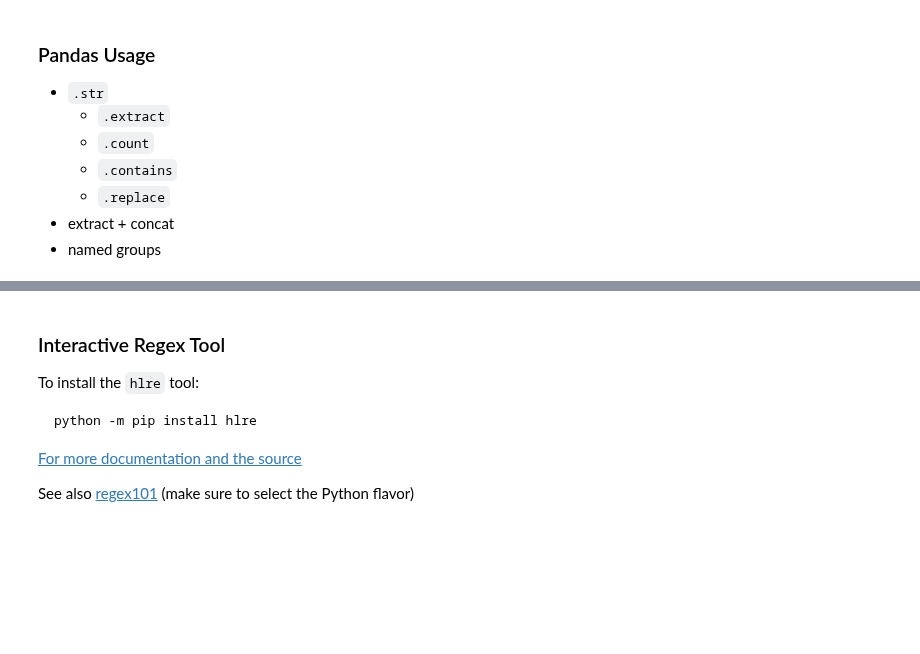
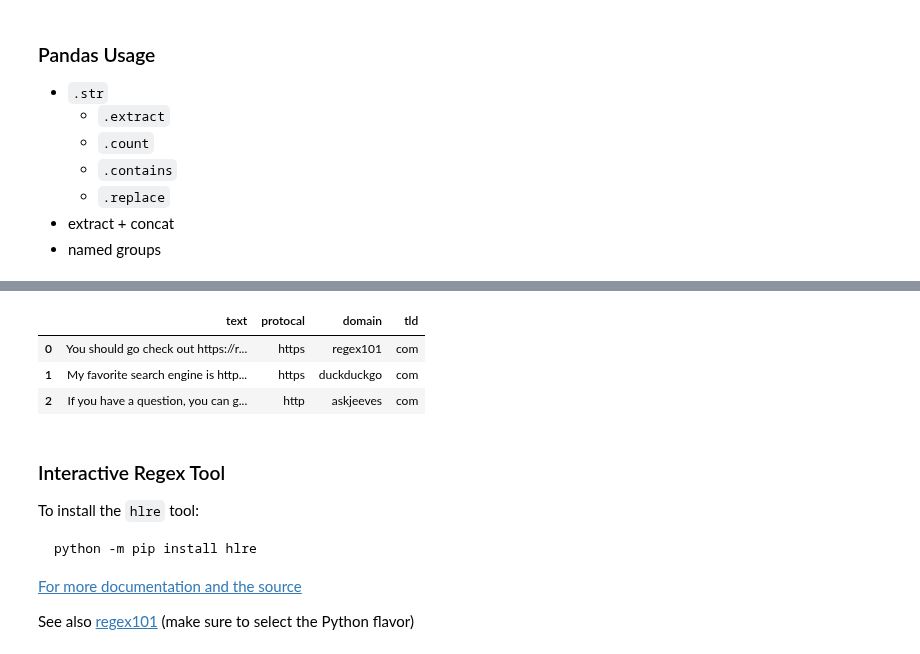
Before and after one commit to Jason-Tellez/natural-language-processing-exercises, a Jupyter notebook: regex_lesson_student.ipynb, the cells around one changed output, grey strips where cells are left out. Cells and saved outputs as stored; diff of their text form; code cells hidden in the pictures; blank space fills up the shorter version.

```diff
--- a/regex_lesson_student.ipynb
+++ b/regex_lesson_student.ipynb
@@ -763,3 +1026,14 @@ df.text.str.extract(r'(https?)://(\w+)\.(\w+)')
+# %%
+# name the new column of dataframe
+pd.concat([
+    df,
+    df.text.str.extract(r'(?P<protocal>https?)://(?P<domain>\w+)\.(?P<tld>\w+)')
+],axis=1)
+# %% [output]
+|  | text | protocal | domain | tld |
+| 0 | You should go check out https://r... | https | regex101 | com |
+| 1 | My favorite search engine is http... | https | duckduckgo | com |
+| 2 | If you have a question, you can g... | http | askjeeves | com |
 # %% [markdown]
 ### Interactive Regex Tool
 
```
Also changed, not shown: parts of 79 cells of this notebook.
